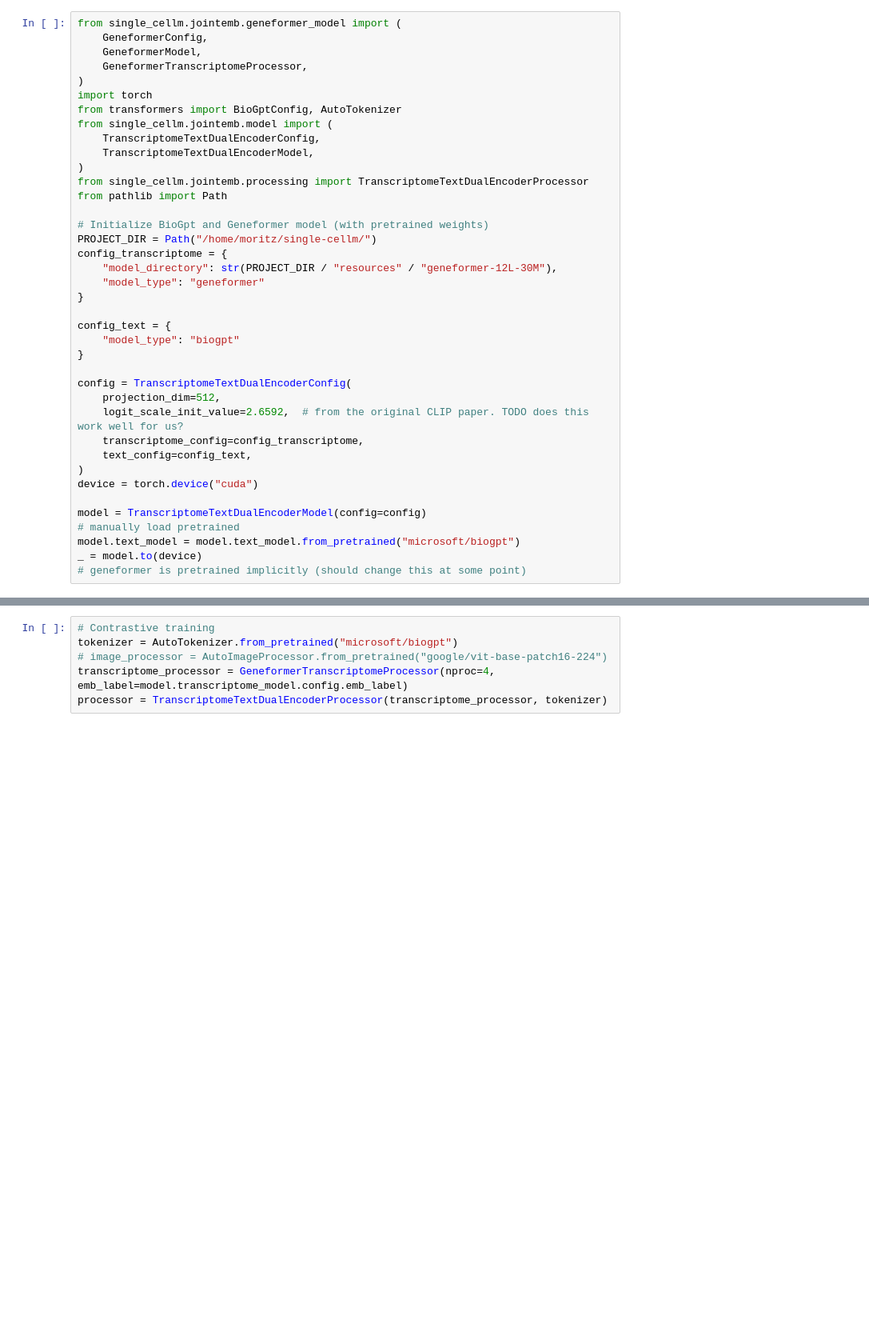
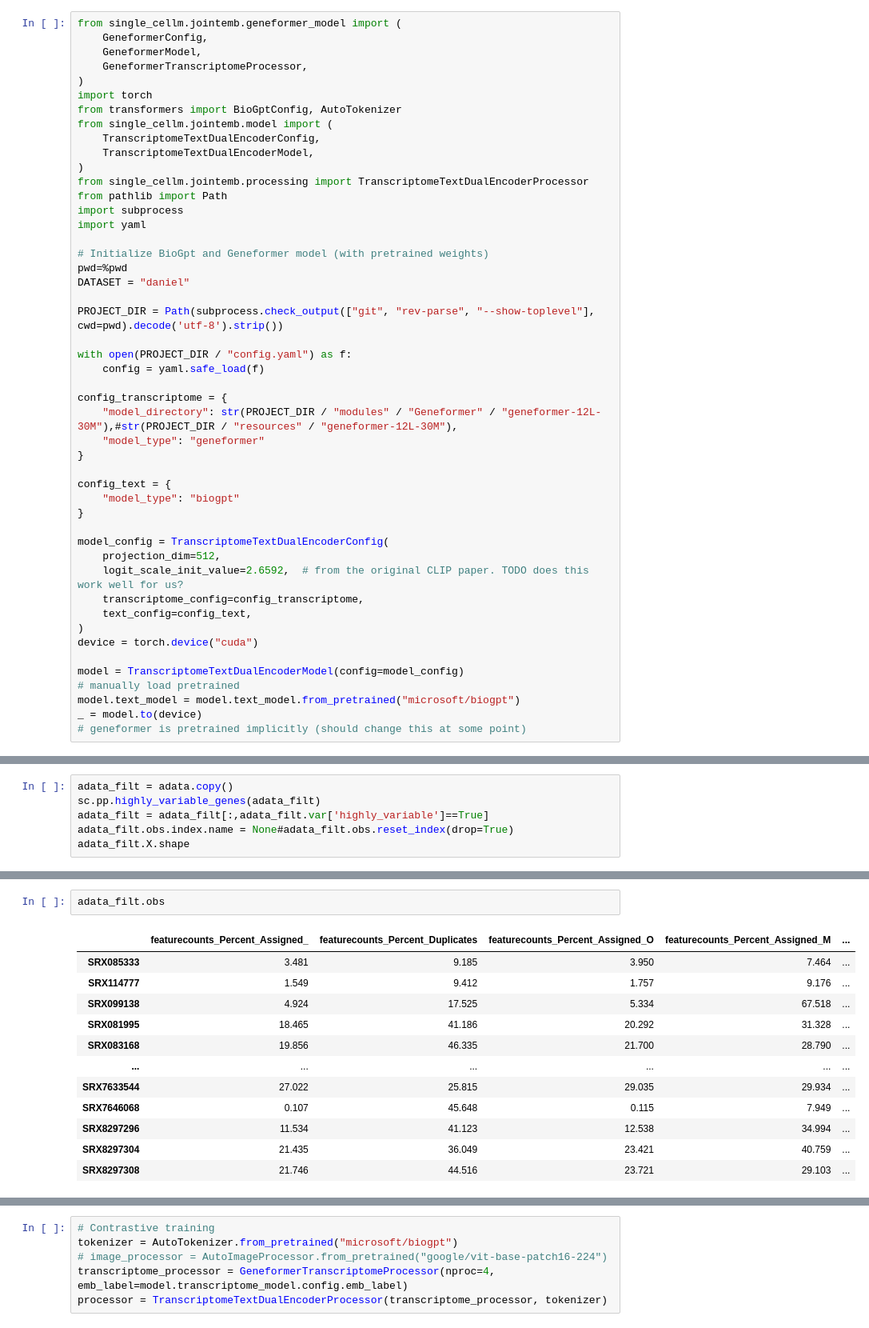
Before and after one commit to epigen/CellWhisperer, a Jupyter notebook: src/single_cellm/jointemb/training.ipynb, the cells around one changed output, grey strips where cells are left out. Shown: that part at 80% size. Saved outputs shown, nothing was run; the diff lists cells and outputs as text; blank space fills up the shorter version.

Commit message:
Basis implementation of model training (see training.py)

```diff
--- a/src/single_cellm/jointemb/training.ipynb
+++ b/src/single_cellm/jointemb/training.ipynb
@@ -12,11 +12,20 @@ from single_cellm.jointemb.model import (
 )
 from single_cellm.jointemb.processing import TranscriptomeTextDualEncoderProcessor
 from pathlib import Path
+import subprocess
+import yaml
 
 # Initialize BioGpt and Geneformer model (with pretrained weights)
-PROJECT_DIR = Path("/home/moritz/single-cellm/")
+pwd=%pwd
+DATASET = "daniel"
+
+PROJECT_DIR = Path(subprocess.check_output(["git", "rev-parse", "--show-toplevel"], cwd=pwd).decode('utf-8').strip())
+
+with open(PROJECT_DIR / "config.yaml") as f:
+    config = yaml.safe_load(f)
+
 config_transcriptome = {
-    "model_directory": str(PROJECT_DIR / "resources" / "geneformer-12L-30M"),
+    "model_directory": str(PROJECT_DIR / "modules" / "Geneformer" / "geneformer-12L-30M"),#str(PROJECT_DIR / "resources" / "geneformer-12L-30M"),
     "model_type": "geneformer"
 }
 
@@ -24,7 +33,7 @@ config_text = {
     "model_type": "biogpt"
 }
 
-config = TranscriptomeTextDualEncoderConfig(
+model_config = TranscriptomeTextDualEncoderConfig(
     projection_dim=512,
     logit_scale_init_value=2.6592,  # from the original CLIP paper. TODO does this work well for us?
     transcriptome_config=config_transcriptome,
@@ -32,7 +41,7 @@ config = TranscriptomeTextDualEncoderConfig(
 )
 device = torch.device("cuda")
 
-model = TranscriptomeTextDualEncoderModel(config=config)
+model = TranscriptomeTextDualEncoderModel(config=model_config)
 # manually load pretrained
 model.text_model = model.text_model.from_pretrained("microsoft/biogpt")
 _ = model.to(device)
@@ -51,0 +68,6 @@ with open(PROJECT_DIR / "results/immgen/annotations.json", "r") as f:
+# %%
+adata_filt = adata.copy()
+sc.pp.highly_variable_genes(adata_filt)
+adata_filt = adata_filt[:,adata_filt.var['highly_variable']==True]
+adata_filt.obs.index.name = None#adata_filt.obs.reset_index(drop=True)
+adata_filt.X.shape
@@ -51,0 +76,15 @@ with open(PROJECT_DIR / "results/immgen/annotations.json", "r") as f:
+# %%
+adata_filt.obs
+# %% [output]
+|  | featurecounts_Percent_Assigned_ | featurecounts_Percent_Duplicates | featurecounts_Percent_Assigned_O | featurecounts_Percent_Assigned_M | ... |
+| SRX085333 | 3.481 | 9.185 | 3.950 | 7.464 | ... |
+| SRX114777 | 1.549 | 9.412 | 1.757 | 9.176 | ... |
+| SRX099138 | 4.924 | 17.525 | 5.334 | 67.518 | ... |
+| SRX081995 | 18.465 | 41.186 | 20.292 | 31.328 | ... |
+| SRX083168 | 19.856 | 46.335 | 21.700 | 28.790 | ... |
+| ... | ... | ... | ... | ... | ... |
+| SRX7633544 | 27.022 | 25.815 | 29.035 | 29.934 | ... |
+| SRX7646068 | 0.107 | 45.648 | 0.115 | 7.949 | ... |
+| SRX8297296 | 11.534 | 41.123 | 12.538 | 34.994 | ... |
+| SRX8297304 | 21.435 | 36.049 | 23.421 | 40.759 | ... |
+| SRX8297308 | 21.746 | 44.516 | 23.721 | 29.103 | ... |
```
Also changed, not shown: parts of 26 cells of this notebook, 10 other files.
